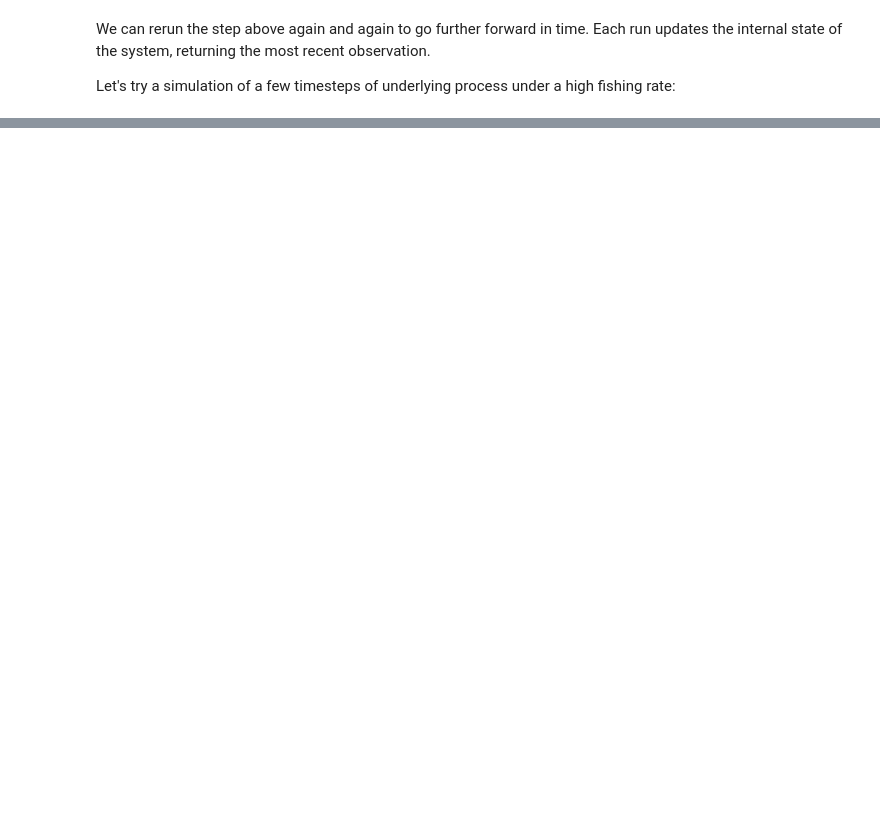
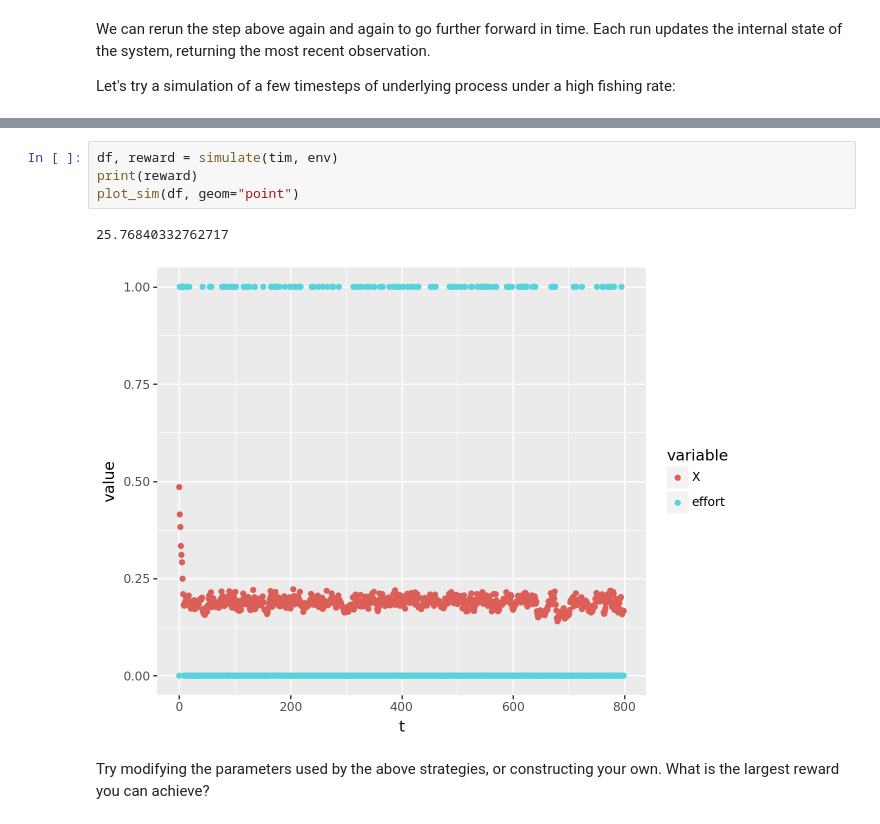
Before and after one commit to cboettig/rl-minicourse, a Jupyter notebook: 1_introduction.ipynb, the cells around one changed output, grey strips where cells are left out. Drawn from its saved outputs; the diff is of its cells as text; blank space fills up the shorter version.

```diff
--- a/1_introduction.ipynb
+++ b/1_introduction.ipynb
@@ -116,0 +116,9 @@ plot_sim(df, geom = "point")
+# %%
+df, reward = simulate(tim, env)
+print(reward)
+plot_sim(df, geom="point")
+# %% [output]
+25.76840332762717
+[figure, added]
+# %% [markdown]
+Try modifying the parameters used by the above strategies, or constructing your own.  What is the largest reward you can achieve?
```
Also changed, not shown: parts of 12 cells of this notebook, 3 other files.
